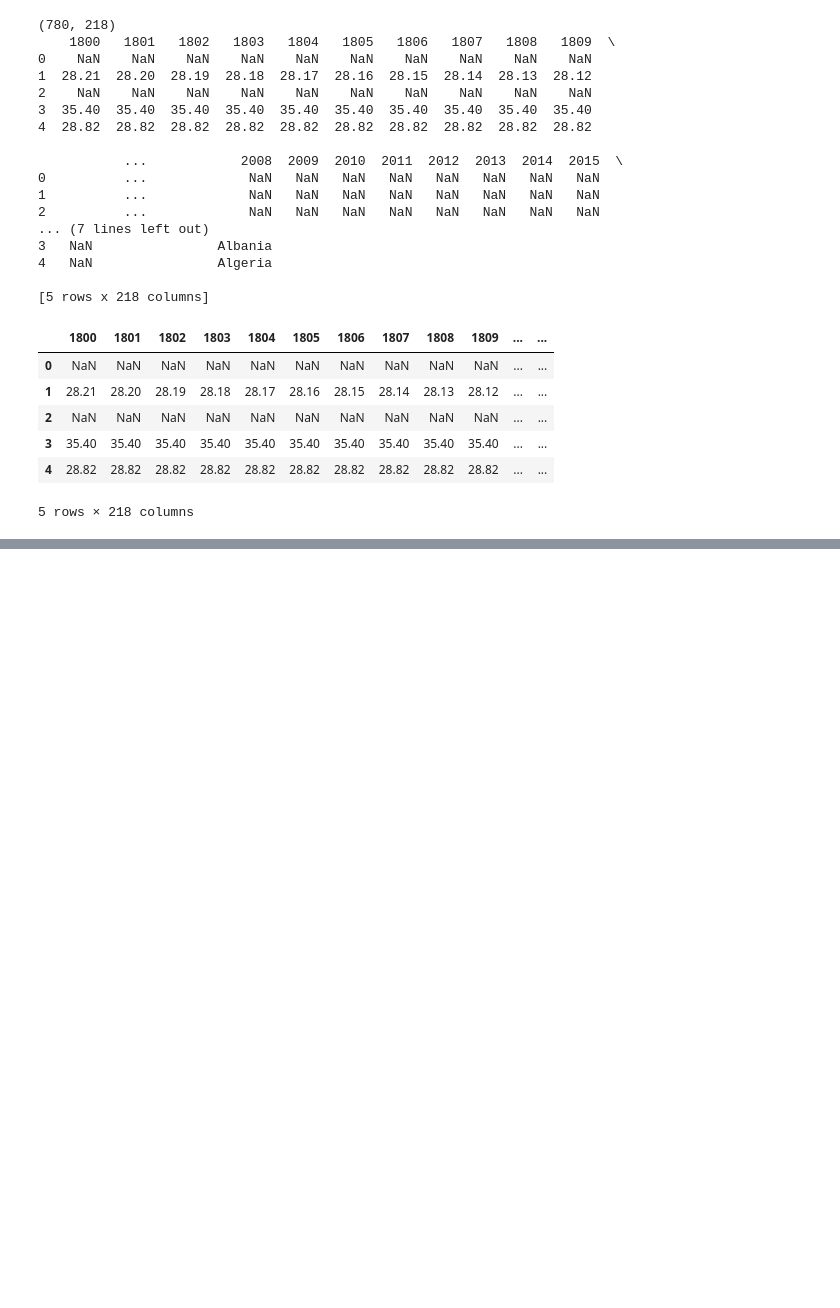
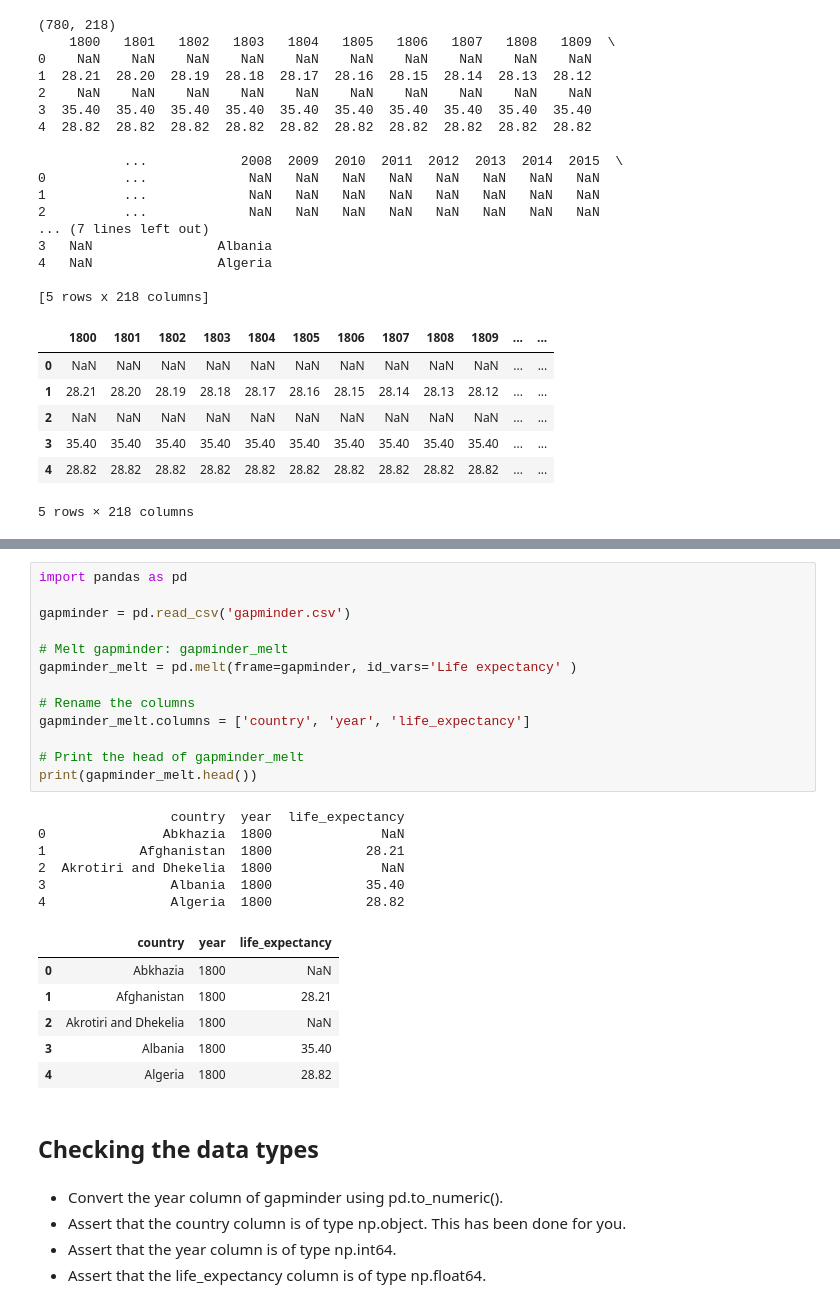
Before and after one commit to bholbein/datacamp-data-scientist-with-python, a Jupyter notebook: 07 Cleaning Data in Python/05 Case Study.ipynb, the cells around one changed output, grey strips where cells are left out. Saved outputs shown, nothing was run; the diff lists cells and outputs as text; blank space fills up the shorter version.

```diff
--- a/07 Cleaning Data in Python/05 Case Study.ipynb
+++ b/07 Cleaning Data in Python/05 Case Study.ipynb
@@ -154,0 +163,33 @@ gapminder.head()
+# %%
+import pandas as pd
+
+gapminder = pd.read_csv('gapminder.csv')
+
+# Melt gapminder: gapminder_melt
+gapminder_melt = pd.melt(frame=gapminder, id_vars='Life expectancy' )
+
+# Rename the columns
+gapminder_melt.columns = ['country', 'year', 'life_expectancy']
+
+# Print the head of gapminder_melt
+print(gapminder_melt.head())
+# %% [output]
+                 country  year  life_expectancy
+0               Abkhazia  1800              NaN
+1            Afghanistan  1800            28.21
+2  Akrotiri and Dhekelia  1800              NaN
+3                Albania  1800            35.40
+4                Algeria  1800            28.82
+|  | country | year | life_expectancy |
+| 0 | Abkhazia | 1800 | NaN |
+| 1 | Afghanistan | 1800 | 28.21 |
+| 2 | Akrotiri and Dhekelia | 1800 | NaN |
+| 3 | Albania | 1800 | 35.40 |
+| 4 | Algeria | 1800 | 28.82 |
+# %% [markdown]
+## Checking the data types
+# %% [markdown]
+- Convert the year column of gapminder using pd.to_numeric().
+- Assert that the country column is of type np.object. This has been done for you.
+- Assert that the year column is of type np.int64.
+- Assert that the life_expectancy column is of type np.float64.
```
Also changed, not shown: parts of 13 cells of this notebook, 2 other files.
